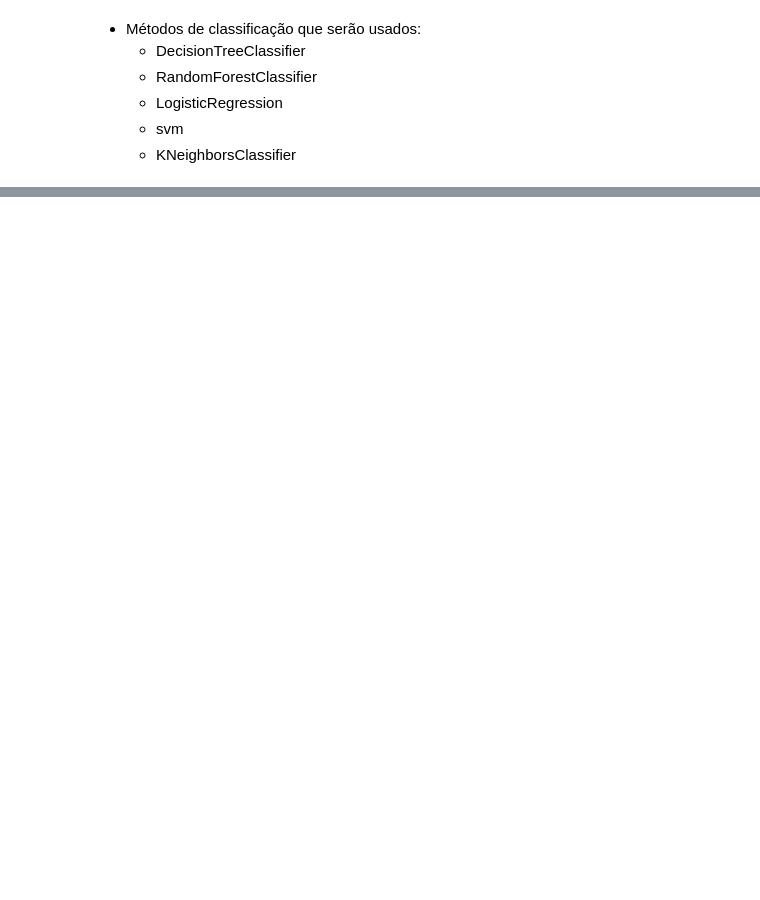
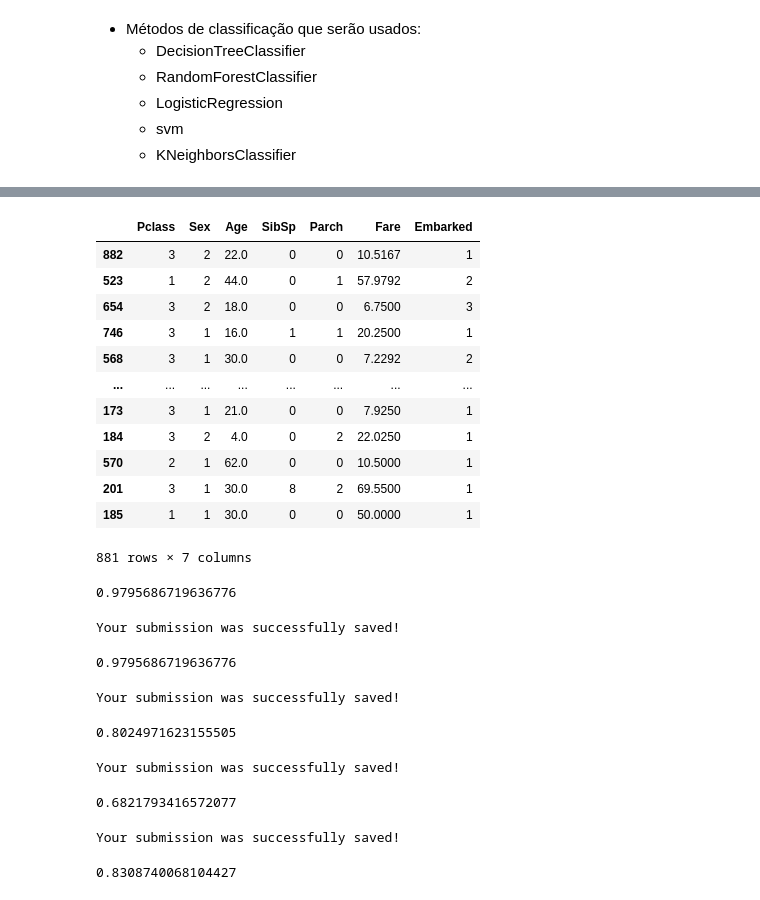
Before and after one commit to devVHP/titanic-survived-predict, a Jupyter notebook: Survived Predict.ipynb, the cells around one changed output, grey strips where cells are left out. Cells and saved outputs as stored; diff of their text form; code cells hidden in the pictures; blank space fills up the shorter version.

```diff
--- a/Survived Predict.ipynb
+++ b/Survived Predict.ipynb
@@ -184,0 +235,67 @@ plt.show()
+# %%
+from sklearn.model_selection import train_test_split
+
+x_train, x_test, y_train, y_test = train_test_split(X, y, test_size=0.99, random_state=35)
+x_test
+# %% [output]
+|  | Pclass | Sex | Age | SibSp | Parch | Fare | Embarked |
+| 882 | 3 | 2 | 22.0 | 0 | 0 | 10.5167 | 1 |
+| 523 | 1 | 2 | 44.0 | 0 | 1 | 57.9792 | 2 |
+| 654 | 3 | 2 | 18.0 | 0 | 0 | 6.7500 | 3 |
+| 746 | 3 | 1 | 16.0 | 1 | 1 | 20.2500 | 1 |
+| 568 | 3 | 1 | 30.0 | 0 | 0 | 7.2292 | 2 |
+| ... | ... | ... | ... | ... | ... | ... | ... |
+| 173 | 3 | 1 | 21.0 | 0 | 0 | 7.9250 | 1 |
+| 184 | 3 | 2 | 4.0 | 0 | 2 | 22.0250 | 1 |
+| 570 | 2 | 1 | 62.0 | 0 | 0 | 10.5000 | 1 |
+| 201 | 3 | 1 | 30.0 | 8 | 2 | 69.5500 | 1 |
+| 185 | 1 | 1 | 30.0 | 0 | 0 | 50.0000 | 1 |
+881 rows × 7 columns
+# %%
+clf.score(x_test, y_test)
+# %% [output]
+0.9795686719636776
+# %%
+predictions = rfc.predict(X_test)
+
+output = pd.DataFrame({'PassengerId': test_data.PassengerId, 'Survived': predictions})
+output.to_csv('./submissions/submission_rfc.csv', index=False)
+print("Your submission was successfully saved!")
+
+rfc.score(x_test, y_test)
+# %% [output]
+Your submission was successfully saved!
+0.9795686719636776
+# %%
+predictions = lreg.predict(X_test)
+
+output = pd.DataFrame({'PassengerId': test_data.PassengerId, 'Survived': predictions})
+output.to_csv('./submissions/submission_lreg.csv', index=False)
+print("Your submission was successfully saved!")
+
+lreg.score(x_test, y_test)
+# %% [output]
+Your submission was successfully saved!
+0.8024971623155505
+# %%
+predictions = svm_model.predict(X_test)
+
+output = pd.DataFrame({'PassengerId': test_data.PassengerId, 'Survived': predictions})
+output.to_csv('./submissions/submission_svm.csv', index=False)
+print("Your submission was successfully saved!")
+
+svm_model.score(x_test, y_test)
+# %% [output]
+Your submission was successfully saved!
+0.6821793416572077
+# %%
+predictions = neigh.predict(X_test)
+
+output = pd.DataFrame({'PassengerId': test_data.PassengerId, 'Survived': predictions})
+output.to_csv('./submissions/submission_knn.csv', index=False)
+print("Your submission was successfully saved!")
+
+neigh.score(x_test, y_test)
+# %% [output]
+Your submission was successfully saved!
+0.8308740068104427
```
Also changed, not shown: parts of 20 cells of this notebook, 9 other files.
